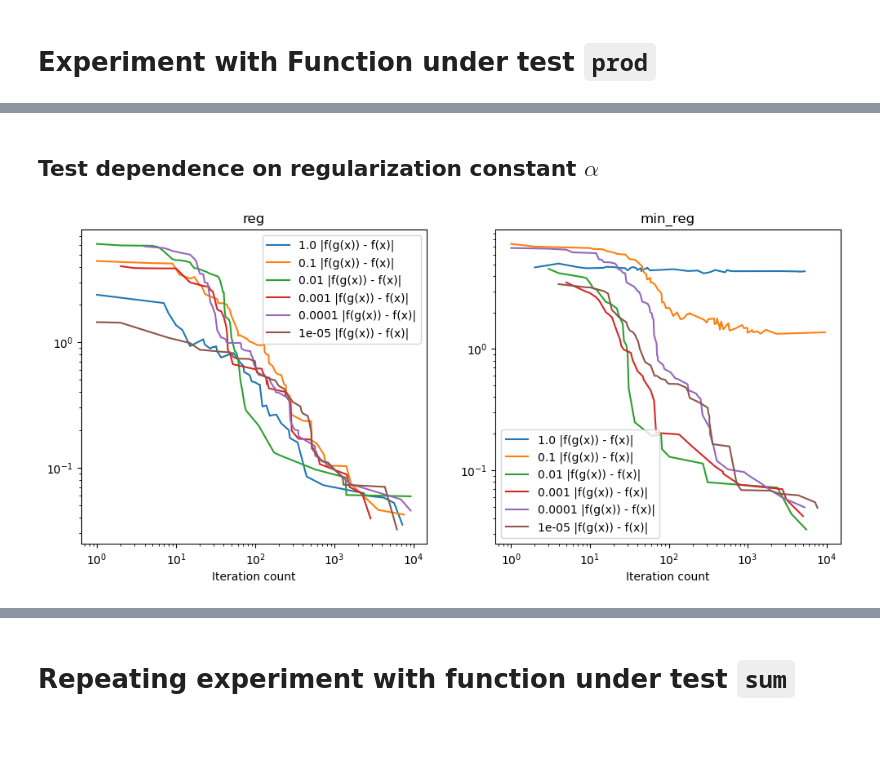
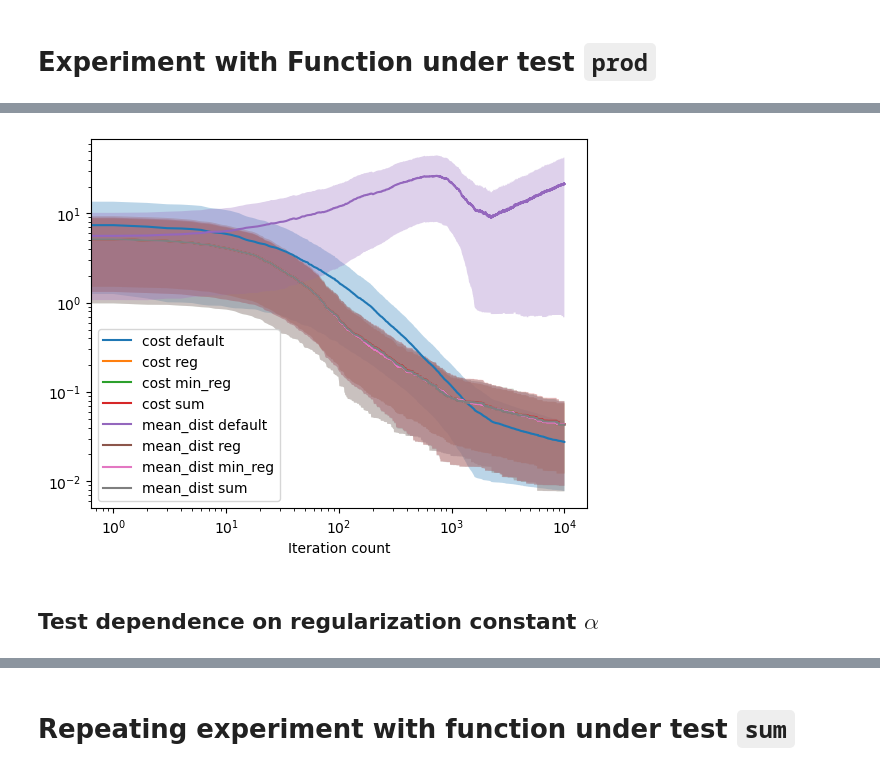
Before and after one commit to martinclaus/metamorphic-relation-detection, a Jupyter notebook: cost_functions.ipynb, the cells around one changed output, grey strips where cells are left out. Cells and saved outputs as stored; diff of their text form; code cells hidden in the pictures; blank space fills up the shorter version.

Commit message:
Add statistics to cost function experiment

```diff
--- a/cost_functions.ipynb
+++ b/cost_functions.ipynb
@@ -80,16 +119,2 @@ def plot_convergence(optimizer, label=None, cost: bool=True, mean_dist: bool=Tru
 # %% [markdown]
 # Experiment with Function under test `prod`
-# %%
-rng = np.random.default_rng(seed=1234)
-input = create_training_data(n=10_000, scale=10.0, rng=rng)
-
-cost_functions = [
-    Default(function_under_test["prod"], [MRCandidate.from_identity()]),
-    Reg(function_under_test["prod"], [MRCandidate.from_identity()], alpha=1e-5),
-    MinReg(function_under_test["prod"], [MRCandidate.from_identity()], alpha=1e-5),
-]
-
-for c_func in cost_functions:
-    optimizer = Optimizer(c_func, input, rng=rng)
-    %time mr = optimizer.optimize(mut_scale=MUT_SCALE, timeout=100_000)
-    plot_convergence(optimizer)
@@ -103,0 +121,5 @@ Wall time: 1min 6s
+# %%
+input_scale=10.0
+input_size=10_000
+repetitions=20
+timeout = 10_000
@@ -104,14 +197,6 @@ Wall time: 1min 6s
+# %%
+plot_convergence_experiment(run_convergence_experiment(function_under_test["prod"]))
+# %% [output]
+[figure, added]
 # %% [markdown]
 ## Test dependence on regularization constant $\alpha$
-# %%
-plt.figure(figsize=(12, 5))
-for i, c_func_class in enumerate([Reg, MinReg]):
-    plt.subplot(1, 2, i+1)
-    plt.title(c_func_class.name)
-    for alpha in [1e0, 1e-1, 1e-2, 1e-3, 1e-4, 1e-5]:
-        c_func = c_func_class(function_under_test["prod"], [MRCandidate.from_identity()], alpha=alpha)
-        optimizer = Optimizer(c_func, input, rng=rng)
-        mr = optimizer.optimize(mut_scale=MUT_SCALE, timeout=10_000)
-        plot_convergence(optimizer, label=alpha, cost=False)
-# %% [output]
-[figure, removed]
```
Also changed, not shown: parts of 14 cells of this notebook, 1 other file.
